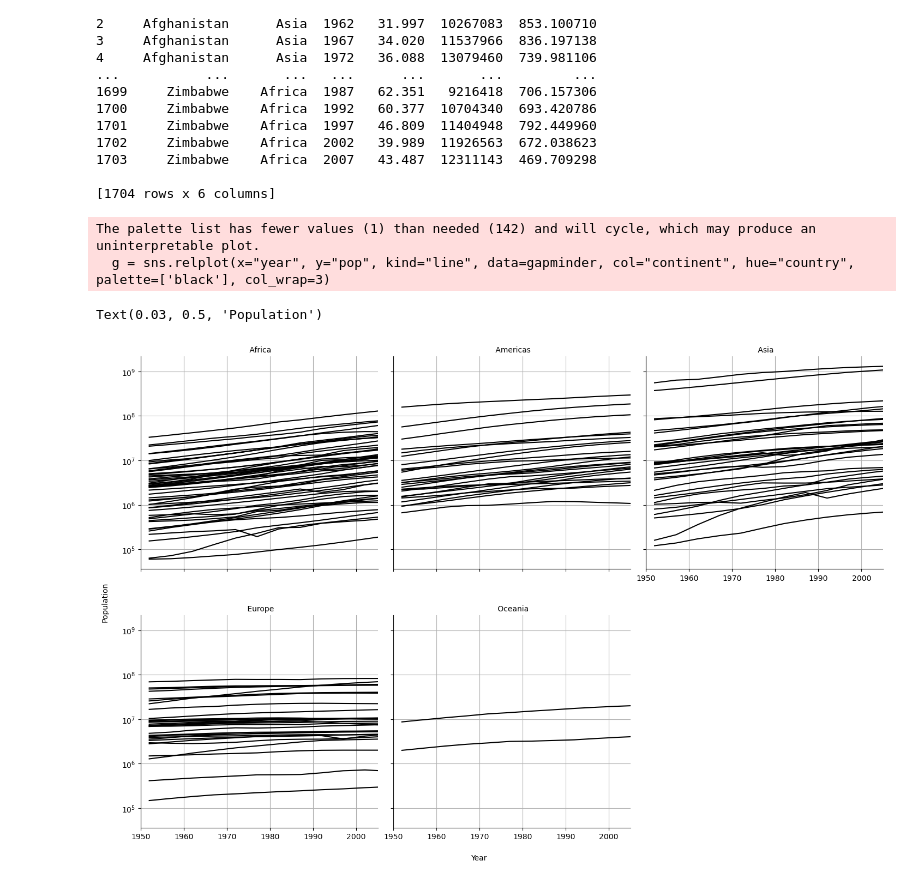
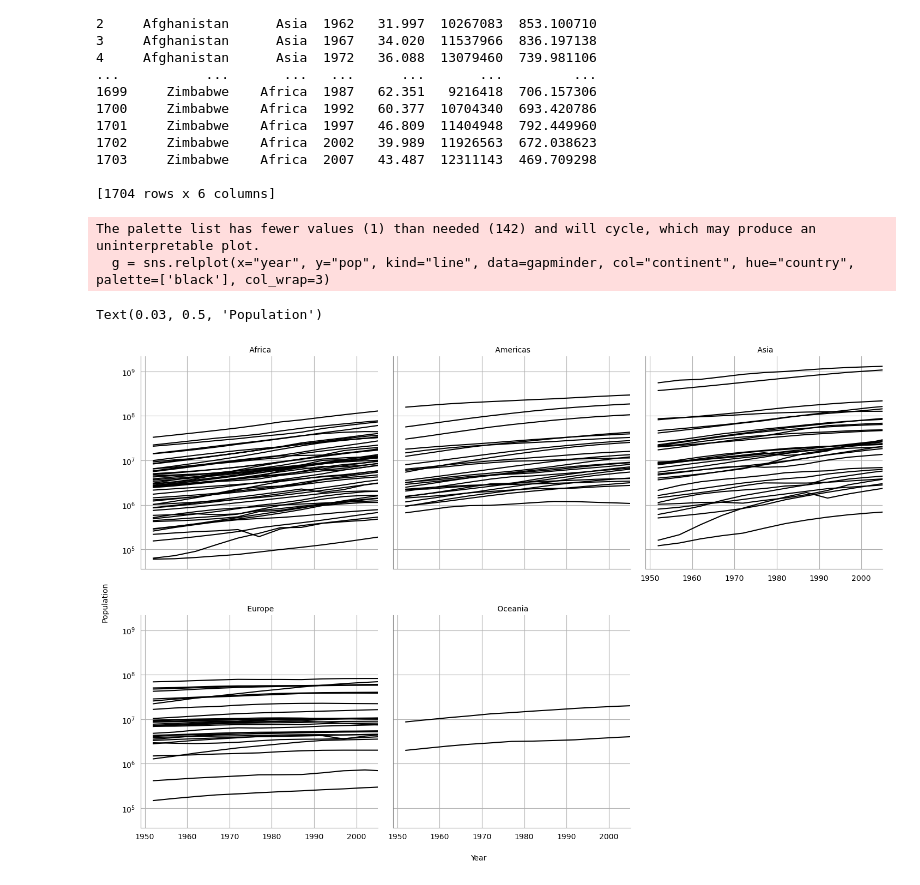
Before and after one commit to 5cminsuhlim/ANLY503, a Jupyter notebook: hws/hw1/hw-1.1.ipynb, the cells around one changed output. Cells and saved outputs as stored; diff of their text form; code cells hidden in the pictures.

```diff
--- a/hws/hw1/hw-1.1.ipynb
+++ b/hws/hw1/hw-1.1.ipynb
@@ -195,24 +195,26 @@ print(gapminder)
 # %%
 g = sns.relplot(x="year", y="pop", kind="line", data=gapminder, col="continent", hue="country", palette=['black'], col_wrap=3)
 
 g._legend.remove()
 
 # axes limits + ticks
 for ax in g.axes.flat:
     ax.grid(True, axis='both') # grids
     ax.set_yscale("log") # log scale
     ax.minorticks_off() # turn off minor ticks
     ax.set_title(ax.get_title().split('=')[1], fontsize=10)
-    ax.tick_params(axis='both', labelsize=10)
-g.set(xlim=(1950, 2005))
+    ax.tick_params(axis='both', labelsize=10, left=False, bottom=False)
+    ax.spines['bottom'].set_color('grey') # axis colors
+    ax.spines['left'].set_color('grey')
+g.set(xlim=(1949, 2005))
 
 # labels
 g.set_xlabels("")
 g.set_ylabels("")
 g.fig.text(0.4, 0.03, 'Year', ha='center', va='center', fontsize=10)
 g.fig.text(0.03, 0.5, 'Population', ha='center', va='center', rotation='vertical', fontsize=10)
 # %% [output]
 The palette list has fewer values (1) than needed (142) and will cycle, which may produce an uninterpretable plot.
   g = sns.relplot(x="year", y="pop", kind="line", data=gapminder, col="continent", hue="country", palette=['black'], col_wrap=3)
 Text(0.03, 0.5, 'Population')
-[figure, old version]
+[figure, new version]
```
Also changed, not shown: parts of 1 cell of this notebook, 5 other files.
